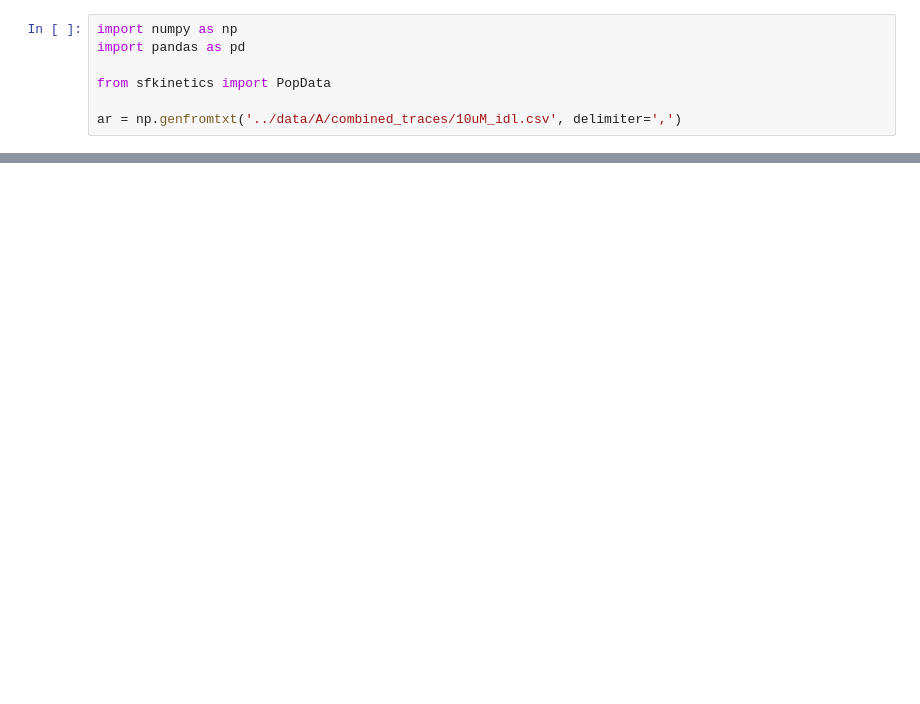
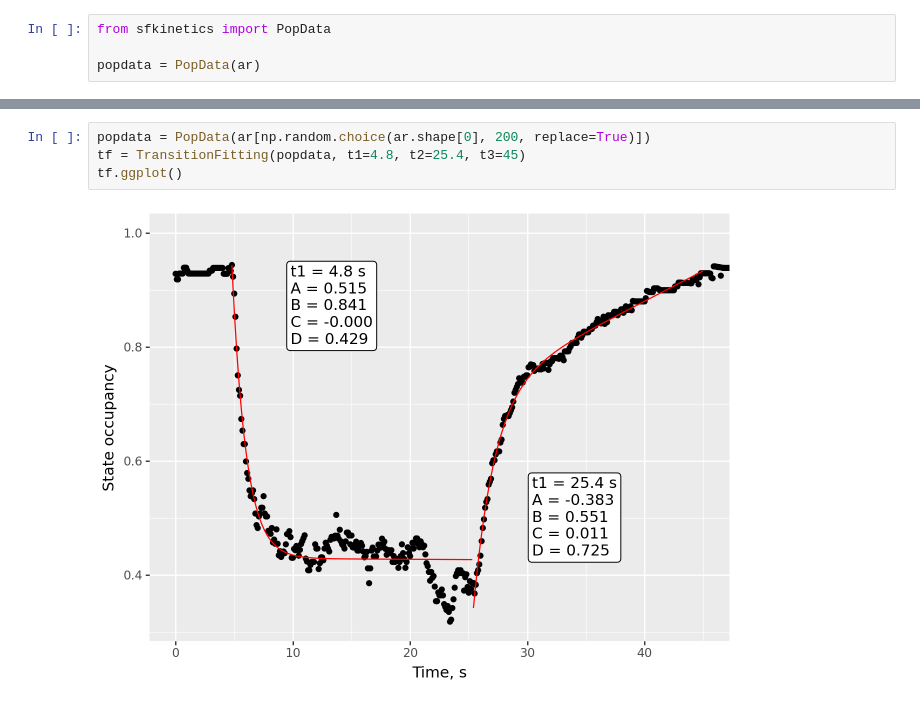
Before and after one commit to ximeg/stopped-flow-kinetic-analysis, a Jupyter notebook: scripts/sandbox.ipynb, the cells around one changed output, grey strips where cells are left out. Saved outputs shown, nothing was run; the diff lists cells and outputs as text; blank space fills up the shorter version.

Commit message:
Prototype of TransitionFitting class

```diff
--- a/scripts/sandbox.ipynb
+++ b/scripts/sandbox.ipynb
@@ -1,8 +6,5 @@
 # %%
-import numpy as np
-import pandas as pd
-
 from sfkinetics import PopData
 
-ar = np.genfromtxt('../data/A/combined_traces/10uM_idl.csv', delimiter=',')
+popdata = PopData(ar)
 # %%
@@ -26,0 +109,6 @@ FRET state population based on 1,884 traces
+# %%
+popdata = PopData(ar[np.random.choice(ar.shape[0], 200, replace=True)])
+tf = TransitionFitting(popdata, t1=4.8, t2=25.4, t3=45)
+tf.ggplot()
+# %% [output]
+[figure, added]
```
Also changed, not shown: parts of 2 cells of this notebook, 3 other files.
